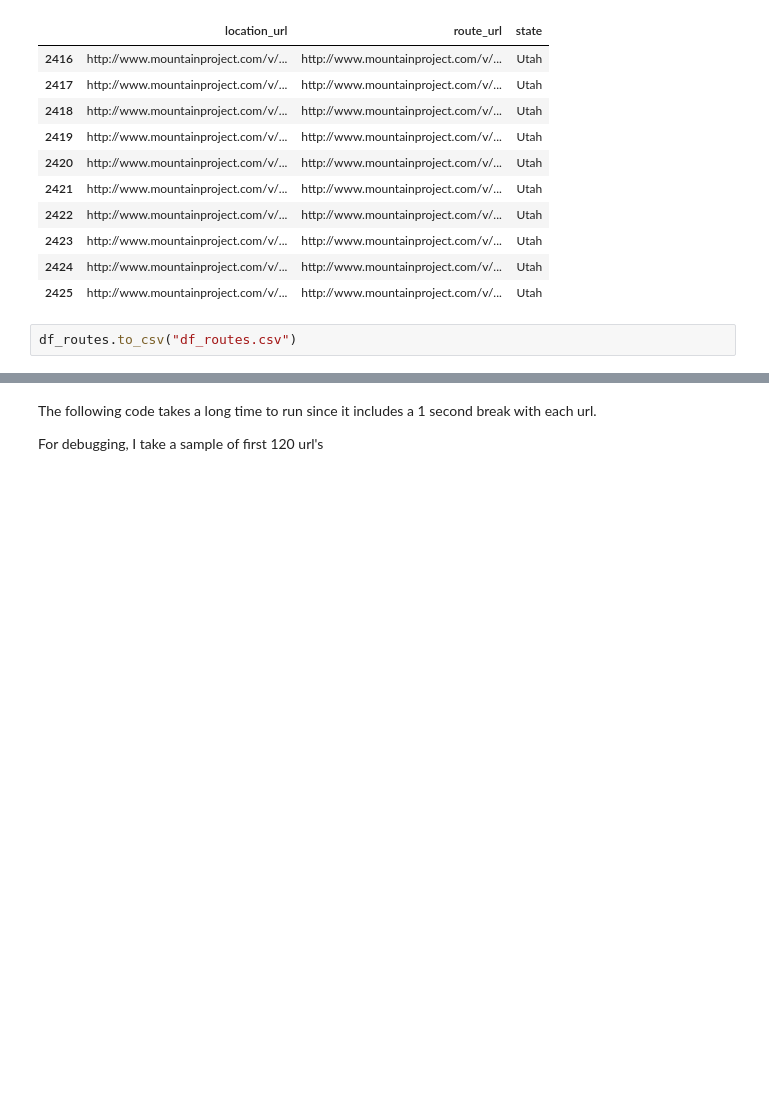
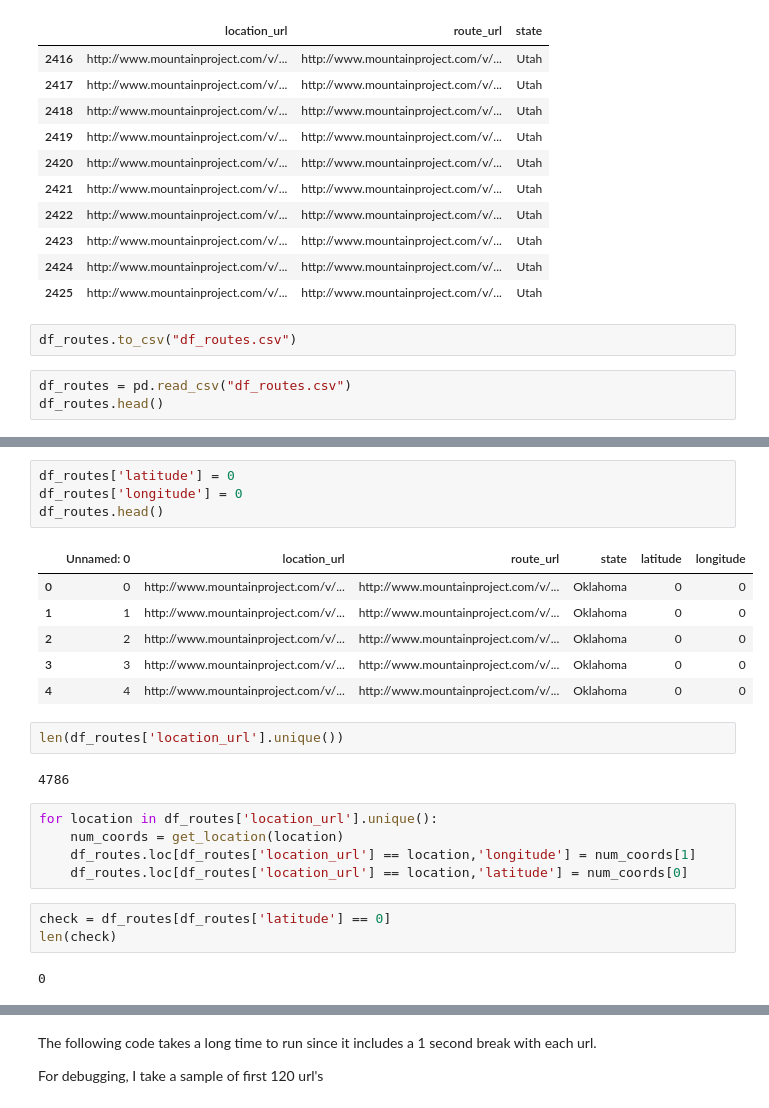
Before and after one commit to nolefp/cs109-final-project, a Jupyter notebook: Climb Hierarchy Tree Traversing.ipynb, the cells around one changed output, grey strips where cells are left out. Drawn from its saved outputs; the diff is of its cells as text; blank space fills up the shorter version.

Commit message:
Latitude and Longitude completed

```diff
--- a/Climb Hierarchy Tree Traversing.ipynb
+++ b/Climb Hierarchy Tree Traversing.ipynb
@@ -418,3 +418,6 @@ df_routes[df_routes['state'] == 'Utah'].head(10)
 | 2425 | http://www.mountainproject.com/v/... | http://www.mountainproject.com/v/... | Utah |
 # %%
 df_routes.to_csv("df_routes.csv")
+# %%
+df_routes = pd.read_csv("df_routes.csv")
+df_routes.head()
@@ -440,3 +473,28 @@ def get_location(url):
 
 
     return numerical_coords
+# %%
+df_routes['latitude'] = 0
+df_routes['longitude'] = 0
+df_routes.head()
+# %% [output]
+|  | Unnamed: 0 | location_url | route_url | state | latitude | longitude |
+| 0 | 0 | http://www.mountainproject.com/v/... | http://www.mountainproject.com/v/... | Oklahoma | 0 | 0 |
+| 1 | 1 | http://www.mountainproject.com/v/... | http://www.mountainproject.com/v/... | Oklahoma | 0 | 0 |
+| 2 | 2 | http://www.mountainproject.com/v/... | http://www.mountainproject.com/v/... | Oklahoma | 0 | 0 |
+| 3 | 3 | http://www.mountainproject.com/v/... | http://www.mountainproject.com/v/... | Oklahoma | 0 | 0 |
+| 4 | 4 | http://www.mountainproject.com/v/... | http://www.mountainproject.com/v/... | Oklahoma | 0 | 0 |
+# %%
+len(df_routes['location_url'].unique())
+# %% [output]
+4786
+# %%
+for location in df_routes['location_url'].unique():
+    num_coords = get_location(location)
+    df_routes.loc[df_routes['location_url'] == location,'longitude'] = num_coords[1]
+    df_routes.loc[df_routes['location_url'] == location,'latitude'] = num_coords[0]
+# %%
+check = df_routes[df_routes['latitude'] == 0]
+len(check)
+# %% [output]
+0
```
Also changed, not shown: parts of 6 cells of this notebook, 1 other file.
